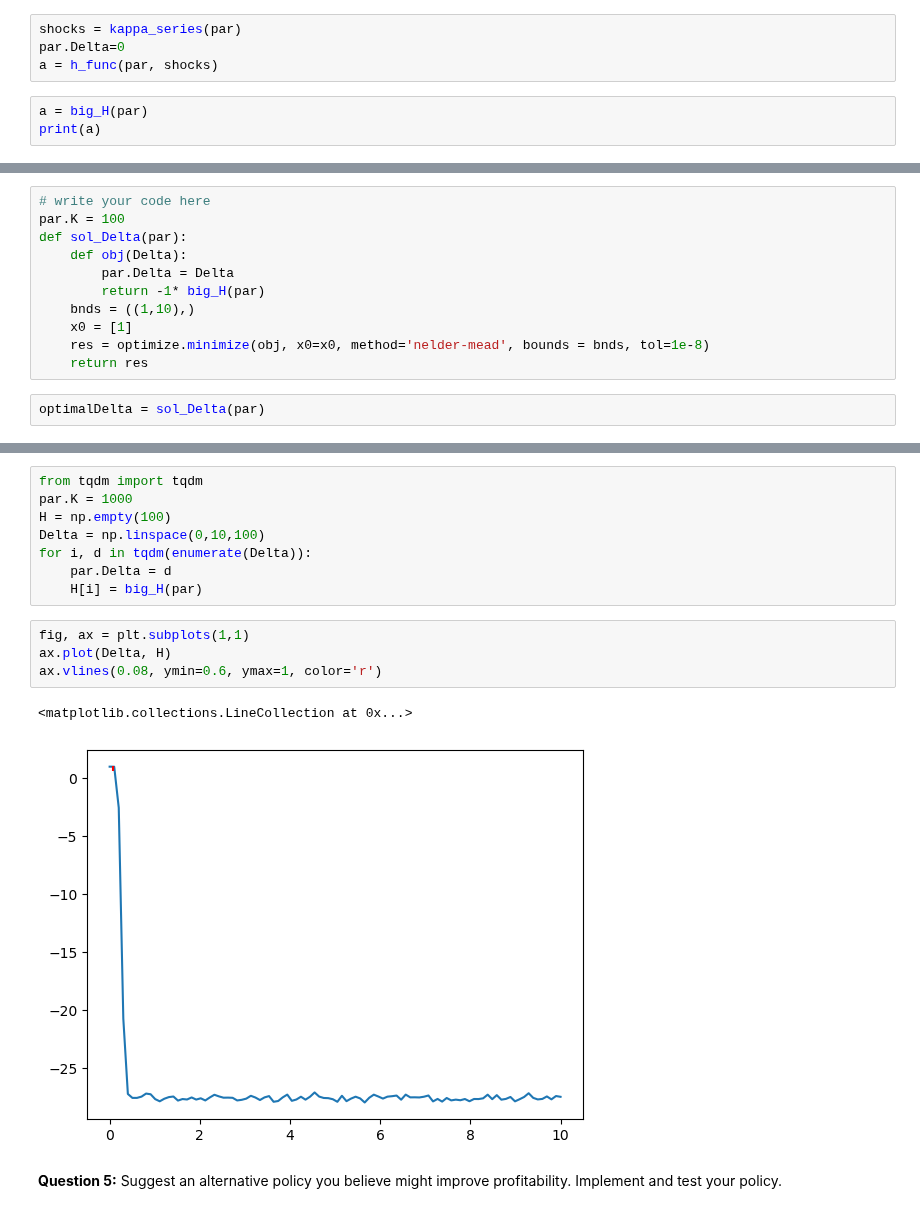
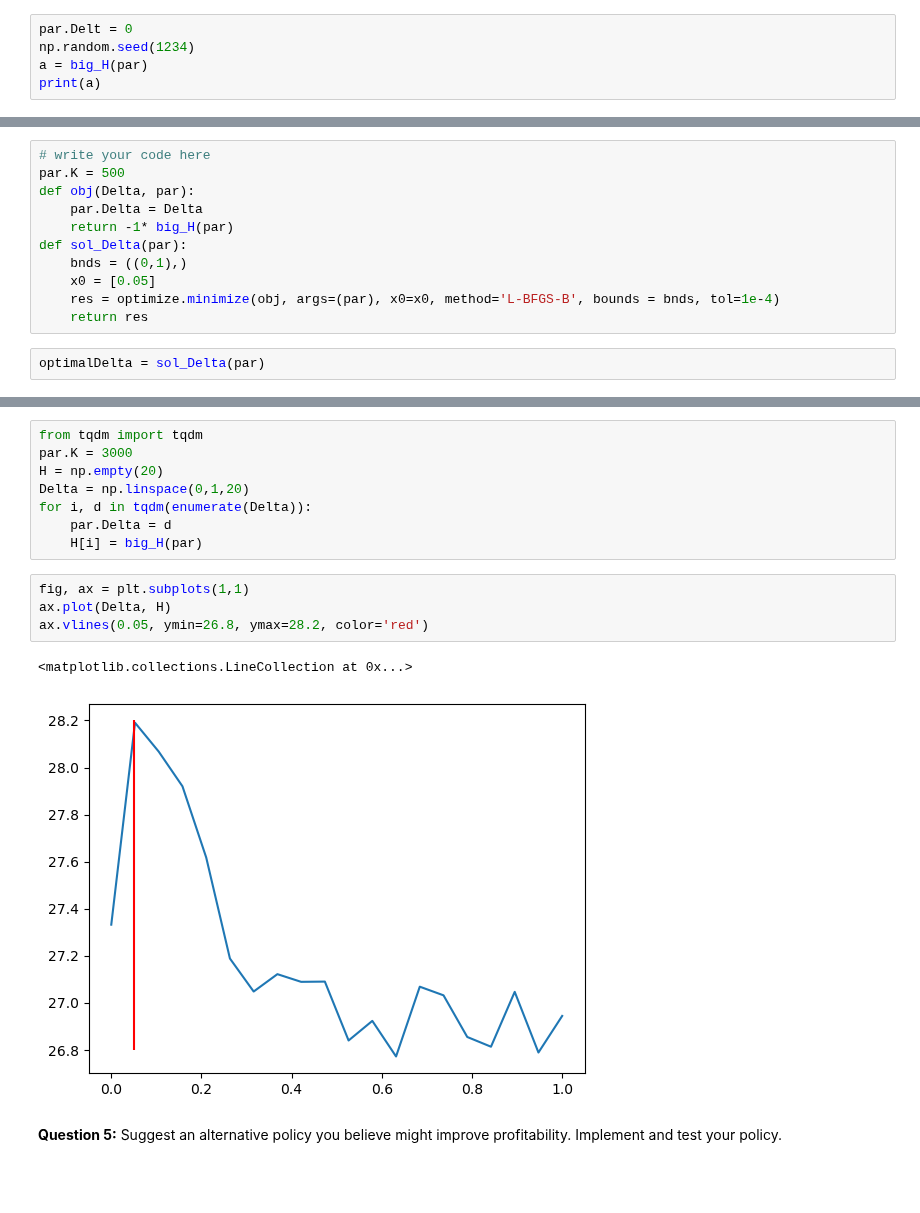
Before and after one commit to NumEconCopenhagen/projects-2023-scb, a Jupyter notebook: exam/problem 2.ipynb, the cells around one changed output, grey strips where cells are left out. Cells and saved outputs as stored; diff of their text form; blank space fills up the shorter version.

Commit message:
changed logic in series

```diff
--- a/exam/problem 2.ipynb
+++ b/exam/problem 2.ipynb
@@ -153,11 +154,9 @@ def big_H(par):
         shocks = kappa_series(par)
         h_list[i] = h_func(par, shocks)
     return np.mean(h_list)
-# %%
-shocks = kappa_series(par)
-par.Delta=0
-a = h_func(par, shocks)
 # %%
+par.Delt = 0
+np.random.seed(1234)
 a = big_H(par)
 print(a)
 # %% [output]
@@ -192,14 +191,14 @@ We see that profitability is not improved for the higher $\Delta$
 **Question 4:** Find the optimal $\Delta$ maximizing $H$. Illustrate your result.
 # %%
 # write your code here
-par.K = 100
+par.K = 500
+def obj(Delta, par):
+    par.Delta = Delta
+    return -1* big_H(par)
 def sol_Delta(par):
-    def obj(Delta):
-        par.Delta = Delta
-        return -1* big_H(par)
-    bnds = ((1,10),)
-    x0 = [1]
-    res = optimize.minimize(obj, x0=x0, method='nelder-mead', bounds = bnds, tol=1e-8)
+    bnds = ((0,1),)
+    x0 = [0.05]
+    res = optimize.minimize(obj, args=(par), x0=x0, method='L-BFGS-B', bounds = bnds, tol=1e-4)
     return res
 # %%
 optimalDelta = sol_Delta(par)
@@ -218,18 +218,18 @@ optimalDelta
 # %%
 from tqdm import tqdm
-par.K = 1000
-H = np.empty(100)
-Delta = np.linspace(0,10,100)
+par.K = 3000
+H = np.empty(20)
+Delta = np.linspace(0,1,20)
 for i, d in tqdm(enumerate(Delta)):
     par.Delta = d
     H[i] = big_H(par)
 # %%
 fig, ax = plt.subplots(1,1)
 ax.plot(Delta, H)
-ax.vlines(0.08, ymin=0.6, ymax=1, color='r')
+ax.vlines(0.05, ymin=26.8, ymax=28.2, color='red')
 # %% [output]
 <matplotlib.collections.LineCollection at 0x...>
-[figure, old version]
+[figure, new version]
 # %% [markdown]
 
 **Question 5:** Suggest an alternative policy you believe might improve profitability. Implement and test your policy.
```
Also changed, not shown: parts of 5 cells of this notebook.
